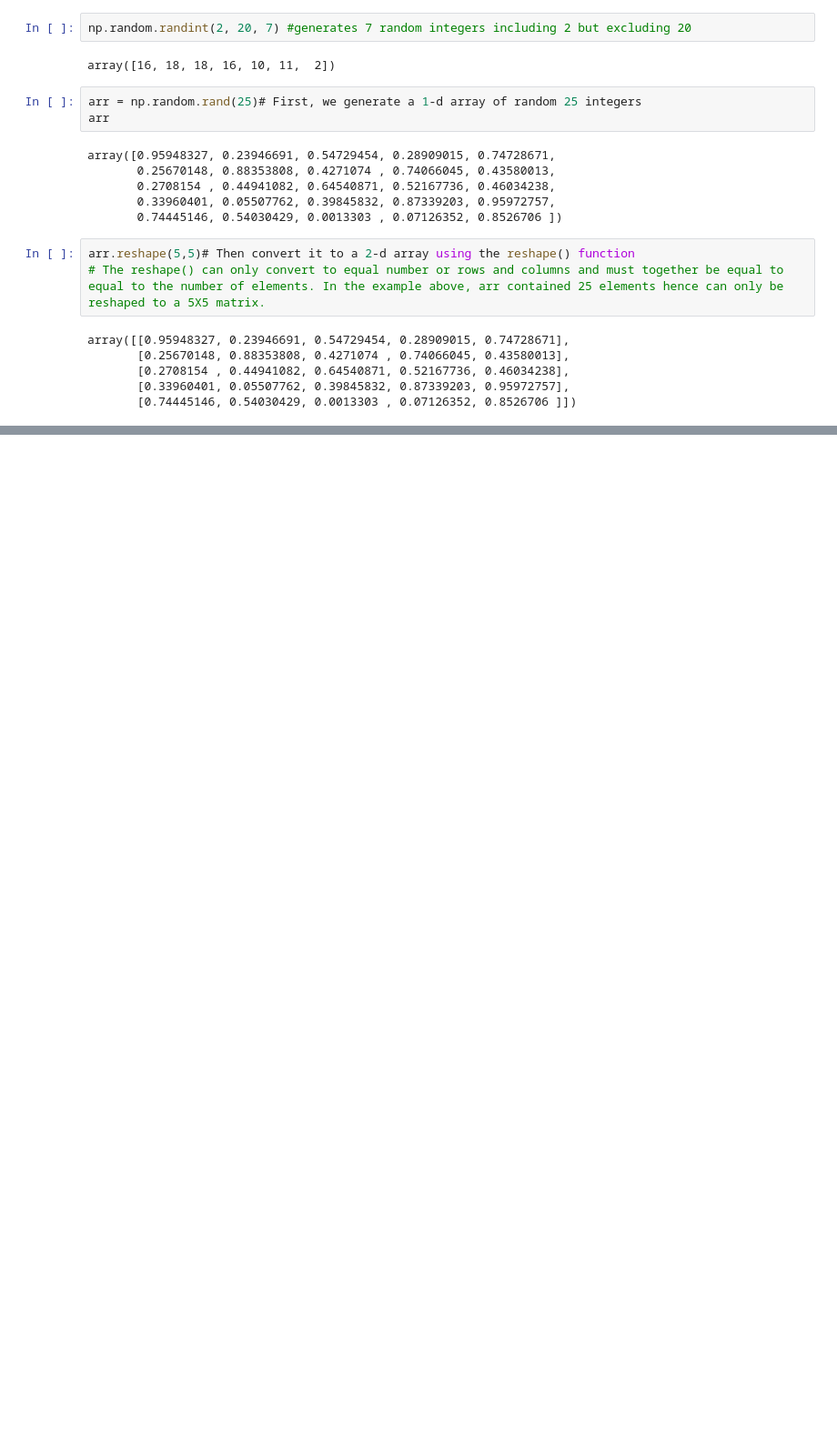
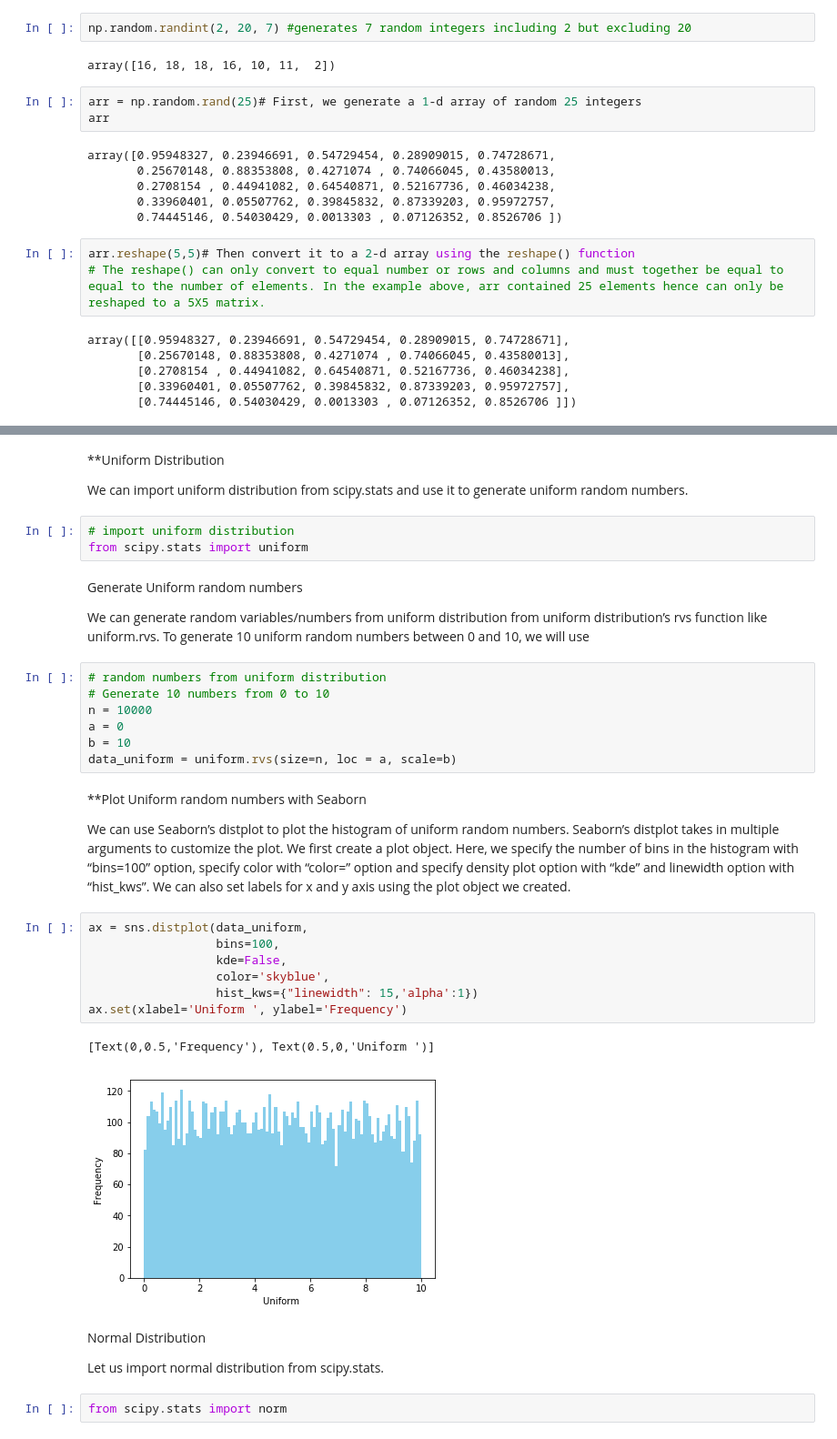
Before and after one commit to MarianneLawless/ProgDAassesments, a Jupyter notebook: Programming for Data Analysis Assignment of numpy.random package.ipynb, the cells around one changed output, grey strips where cells are left out. Shown at 91% size. Saved outputs shown, nothing was run; the diff lists cells and outputs as text; blank space fills up the shorter version.

```diff
--- a/Programming for Data Analysis Assignment of numpy.random package.ipynb
+++ b/Programming for Data Analysis Assignment of numpy.random package.ipynb
@@ -119,0 +212,38 @@ array([[0.95948327, 0.23946691, 0.54729454, 0.28909015, 0.74728671],
+# %% [markdown]
+**Uniform Distribution
+
+We can import uniform distribution from scipy.stats and use it to generate uniform random numbers.
+# %%
+# import uniform distribution
+from scipy.stats import uniform
+# %% [markdown]
+Generate Uniform random numbers
+
+We can generate random variables/numbers from uniform distribution from uniform distribution’s rvs function like uniform.rvs. To generate 10 uniform random numbers between 0 and 10, we will use
+# %%
+# random numbers from uniform distribution
+# Generate 10 numbers from 0 to 10
+n = 10000
+a = 0
+b = 10
+data_uniform = uniform.rvs(size=n, loc = a, scale=b)
+# %% [markdown]
+**Plot Uniform random numbers with Seaborn
+
+We can use Seaborn’s distplot to plot the histogram of uniform random numbers. Seaborn’s distplot takes in multiple arguments to customize the plot. We first create a plot object. Here, we specify the number of bins in the histogram with “bins=100” option, specify color with “color=” option and specify density plot option with “kde” and linewidth option with “hist_kws”. We can also set labels for x and y axis using the plot object we created.
+# %%
+ax = sns.distplot(data_uniform,
+                  bins=100,
+                  kde=False,
+                  color='skyblue',
+                  hist_kws={"linewidth": 15,'alpha':1})
+ax.set(xlabel='Uniform ', ylabel='Frequency')
+# %% [output]
+[Text(0,0.5,'Frequency'), Text(0.5,0,'Uniform ')]
+[figure, added]
+# %% [markdown]
+Normal Distribution
+
+Let us import normal distribution from scipy.stats.
+# %%
+from scipy.stats import norm
```
Also changed, not shown: parts of 57 cells of this notebook.
